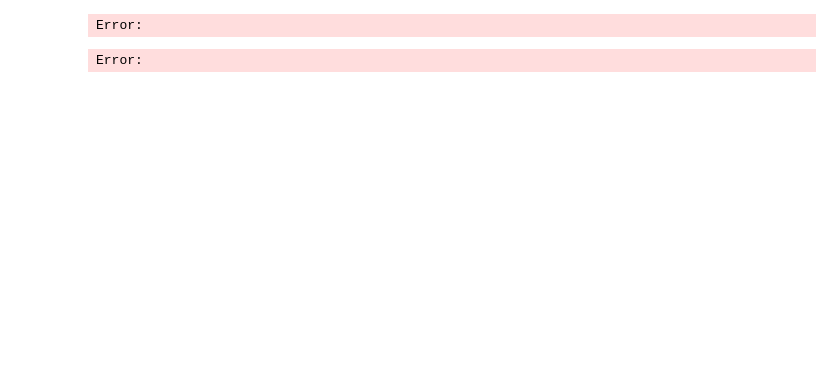
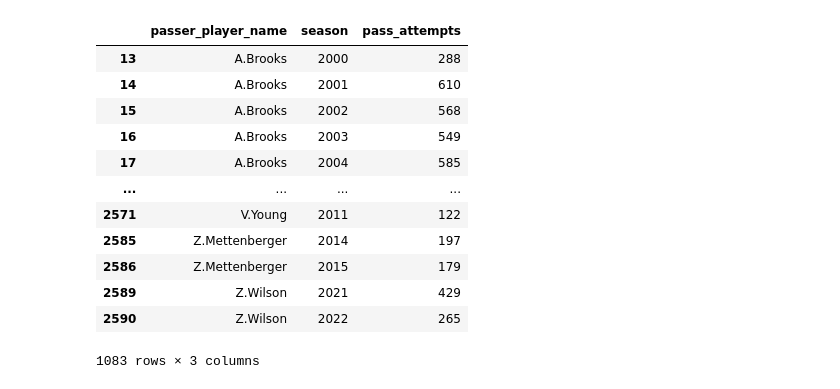
Before and after one commit to tbryan2/visualization-toolbox, a Jupyter notebook: nfl/notebooks/qb_scramble_epa.ipynb, the cells around one changed output. Drawn from its saved outputs; the diff is of its cells as text; code cells hidden in the pictures; blank space fills up the shorter version.

```diff
--- a/nfl/notebooks/qb_scramble_epa.ipynb
+++ b/nfl/notebooks/qb_scramble_epa.ipynb
@@ -23,15 +30,0 @@ Error:
-# %%
-# Keep only qb scrambles
-df = data[['rusher_player_name', 'season', 'epa']]\
-    [data['qb_scramble'] == 1.0]
-# %% [output]
-Error:
-# %%
-# Aggregate by player and season and add columns for attempts
-# and epa per attempt
-df = df.groupby(['rusher_player_name', 'season']).agg(
-    attempts=('rusher_player_name', 'count'),
-    epa_per_att=('epa', 'mean')
-).reset_index()
-# %% [output]
-Error:
@@ -37,0 +39,16 @@ Error:
+# %%
+qb_pass_attempts
+# %% [output]
+|  | passer_player_name | season | pass_attempts |
+| 13 | A.Brooks | 2000 | 288 |
+| 14 | A.Brooks | 2001 | 610 |
+| 15 | A.Brooks | 2002 | 568 |
+| 16 | A.Brooks | 2003 | 549 |
+| 17 | A.Brooks | 2004 | 585 |
+| ... | ... | ... | ... |
+| 2571 | V.Young | 2011 | 122 |
+| 2585 | Z.Mettenberger | 2014 | 197 |
+| 2586 | Z.Mettenberger | 2015 | 179 |
+| 2589 | Z.Wilson | 2021 | 429 |
+| 2590 | Z.Wilson | 2022 | 265 |
+1083 rows × 3 columns
```
Also changed, not shown: parts of 19 cells of this notebook, 2 other files.
